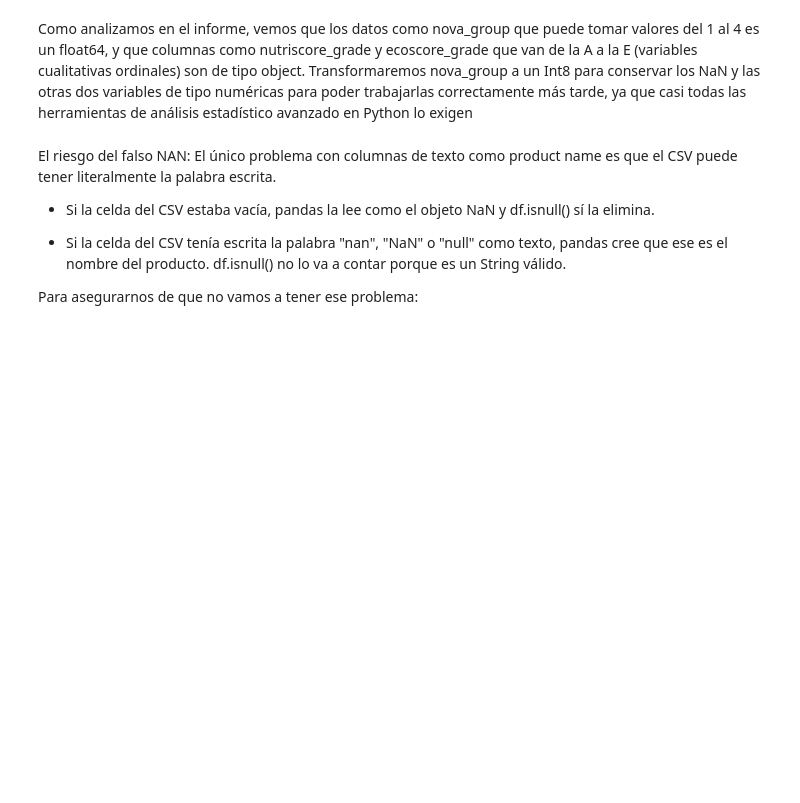
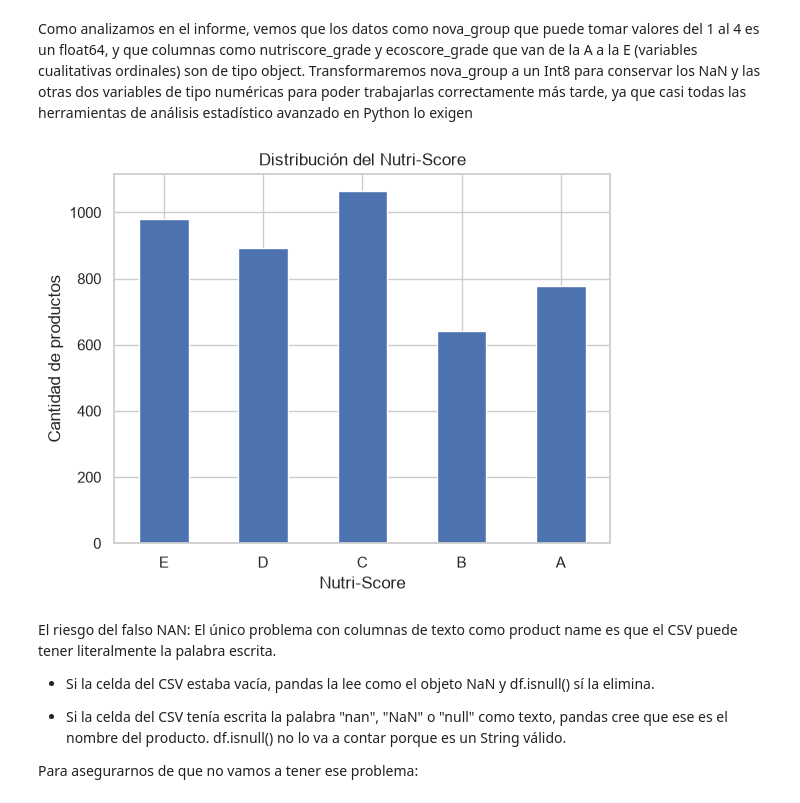
Before and after one commit to ezequielalecci/TP-Fundamentos-de-la-ciencia-de-datos, a Jupyter notebook: Trabajo practico especial.ipynb, the cells around one changed output. Drawn from its saved outputs; the diff is of its cells as text; code cells hidden in the pictures; blank space fills up the shorter version.

```diff
--- a/Trabajo practico especial.ipynb
+++ b/Trabajo practico especial.ipynb
@@ -44,20 +44,22 @@ df['ecoscore_num'] = df['ecoscore_grade'].str.strip().str.upper().map(mapeo_ordi
 df = df.drop(columns=['nutriscore_grade', 'ecoscore_grade'])
 # %%
 ## Posteriormente se puede aplicar los siguiente si se queiren visualizar correctamente los datos
-#import matplotlib.pyplot as plt
+import matplotlib.pyplot as plt
 
-#df['nutriscore_num'].value_counts().sort_index().plot(kind='bar')
+df['nutriscore_num'].value_counts().sort_index().plot(kind='bar')
 
-#plt.xticks(
-#    ticks=range(5),
-#    labels=['E', 'D', 'C', 'B', 'A'],
-#    rotation=0
-#)
+plt.xticks(
+    ticks=range(5),
+   labels=['E', 'D', 'C', 'B', 'A'],
+    rotation=0
+)
 
-#plt.xlabel('Nutri-Score')
-#plt.ylabel('Cantidad de productos')
-#plt.title('Distribución del Nutri-Score')
-#plt.show()
+plt.xlabel('Nutri-Score')
+plt.ylabel('Cantidad de productos')
+plt.title('Distribución del Nutri-Score')
+plt.show()
+# %% [output]
+[figure, added]
 # %% [markdown]
 El riesgo del falso NAN:
 El único problema con columnas de texto como product name es que el CSV puede tener literalmente la palabra escrita.
```
Also changed, not shown: parts of 41 cells of this notebook.
